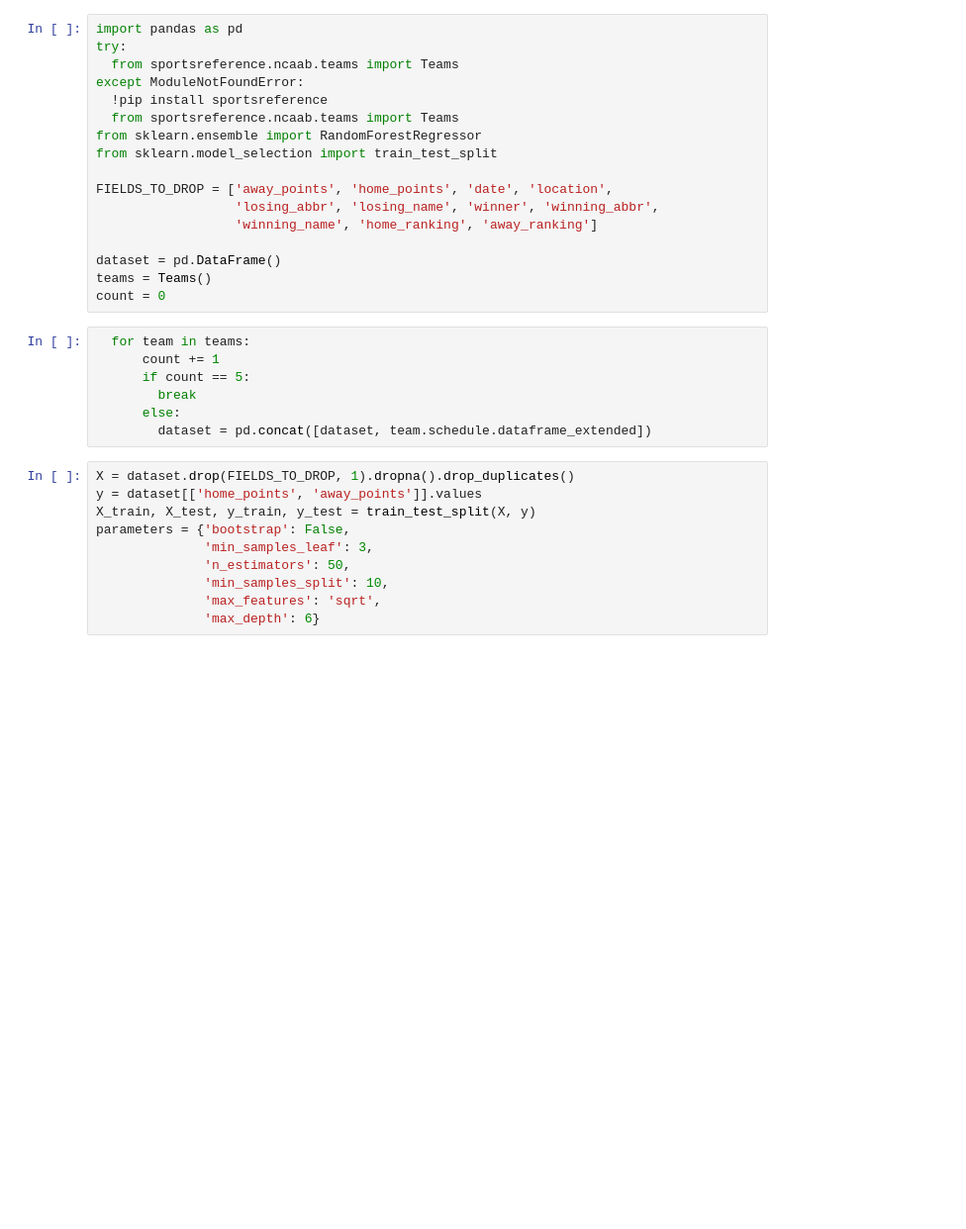
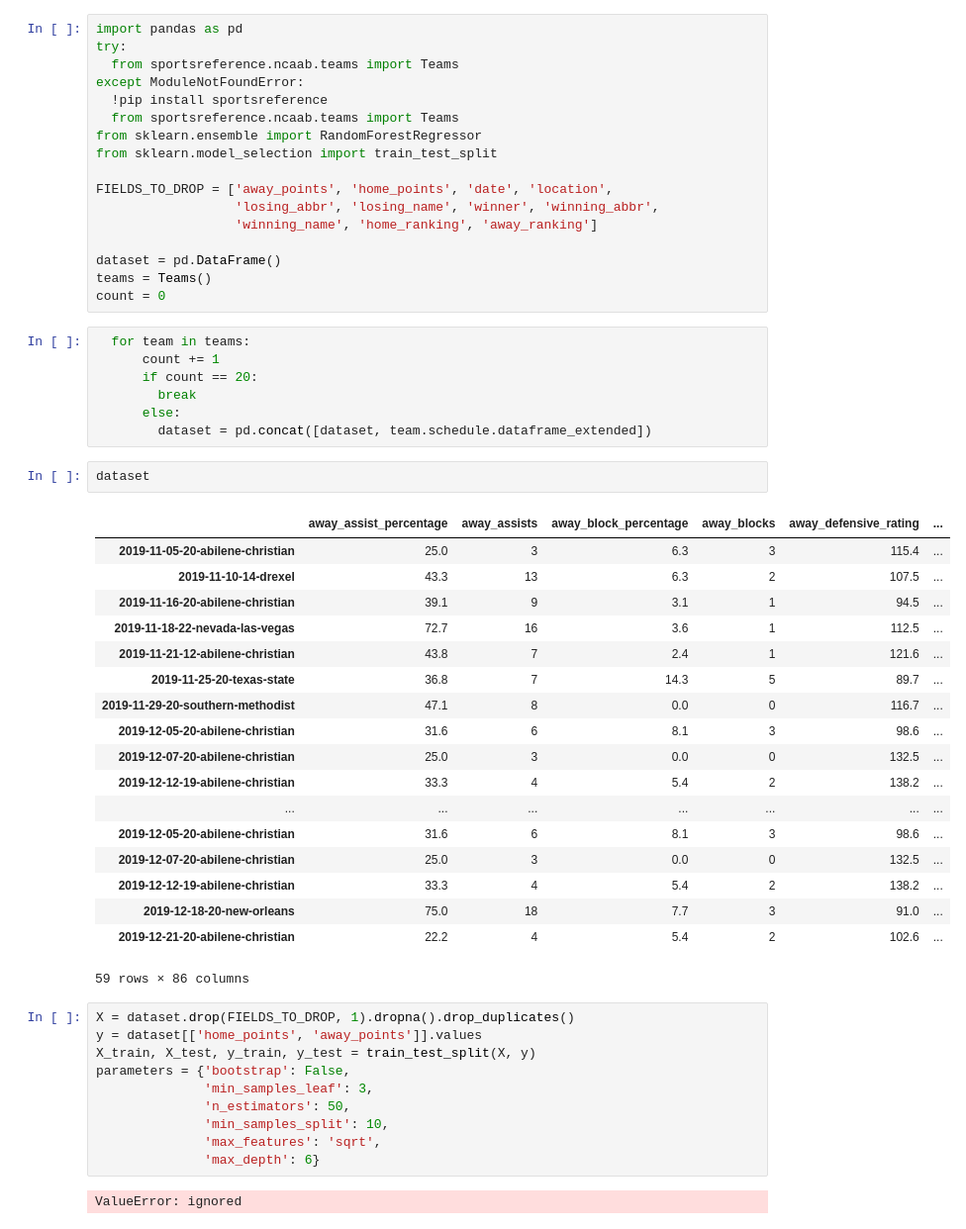
Before and after one commit to tswells78/MyNotebooks, a Jupyter notebook: MarchMadness2.ipynb, the cells around one changed output. Shown at 99% size. Drawn from its saved outputs; the diff is of its cells as text; blank space fills up the shorter version.

```diff
--- a/MarchMadness2.ipynb
+++ b/MarchMadness2.ipynb
@@ -20,10 +20,31 @@ count = 0
 # %%
   for team in teams:
       count += 1
-      if count == 5:
+      if count == 20:
         break
       else:
         dataset = pd.concat([dataset, team.schedule.dataframe_extended])
+# %%
+dataset
+# %% [output]
+|  | away_assist_percentage | away_assists | away_block_percentage | away_blocks | away_defensive_rating | ... |
+| 2019-11-05-20-abilene-christian | 25.0 | 3 | 6.3 | 3 | 115.4 | ... |
+| 2019-11-10-14-drexel | 43.3 | 13 | 6.3 | 2 | 107.5 | ... |
+| 2019-11-16-20-abilene-christian | 39.1 | 9 | 3.1 | 1 | 94.5 | ... |
+| 2019-11-18-22-nevada-las-vegas | 72.7 | 16 | 3.6 | 1 | 112.5 | ... |
+| 2019-11-21-12-abilene-christian | 43.8 | 7 | 2.4 | 1 | 121.6 | ... |
+| 2019-11-25-20-texas-state | 36.8 | 7 | 14.3 | 5 | 89.7 | ... |
+| 2019-11-29-20-southern-methodist | 47.1 | 8 | 0.0 | 0 | 116.7 | ... |
+| 2019-12-05-20-abilene-christian | 31.6 | 6 | 8.1 | 3 | 98.6 | ... |
+| 2019-12-07-20-abilene-christian | 25.0 | 3 | 0.0 | 0 | 132.5 | ... |
+| 2019-12-12-19-abilene-christian | 33.3 | 4 | 5.4 | 2 | 138.2 | ... |
+| ... | ... | ... | ... | ... | ... | ... |
+| 2019-12-05-20-abilene-christian | 31.6 | 6 | 8.1 | 3 | 98.6 | ... |
+| 2019-12-07-20-abilene-christian | 25.0 | 3 | 0.0 | 0 | 132.5 | ... |
+| 2019-12-12-19-abilene-christian | 33.3 | 4 | 5.4 | 2 | 138.2 | ... |
+| 2019-12-18-20-new-orleans | 75.0 | 18 | 7.7 | 3 | 91.0 | ... |
+| 2019-12-21-20-abilene-christian | 22.2 | 4 | 5.4 | 2 | 102.6 | ... |
+59 rows × 86 columns
 # %%
 X = dataset.drop(FIELDS_TO_DROP, 1).dropna().drop_duplicates()
 y = dataset[['home_points', 'away_points']].values
@@ -34,6 +55,8 @@ parameters = {'bootstrap': False,
               'min_samples_split': 10,
               'max_features': 'sqrt',
               'max_depth': 6}
+# %% [output]
+ValueError: ignored
 # %%
 model = RandomForestRegressor(**parameters)
 model.fit(X_train, y_train)
```
Also changed, not shown: parts of 1 cell of this notebook.
